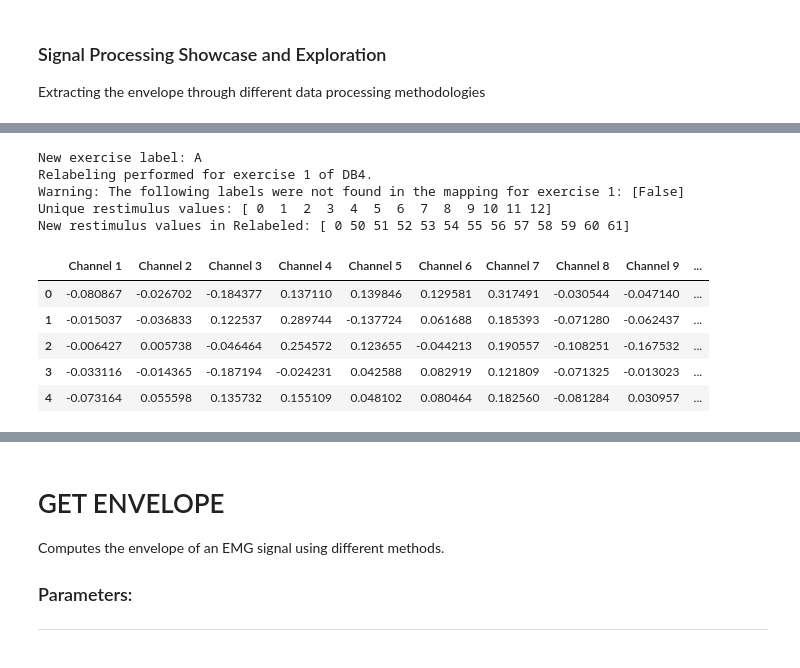
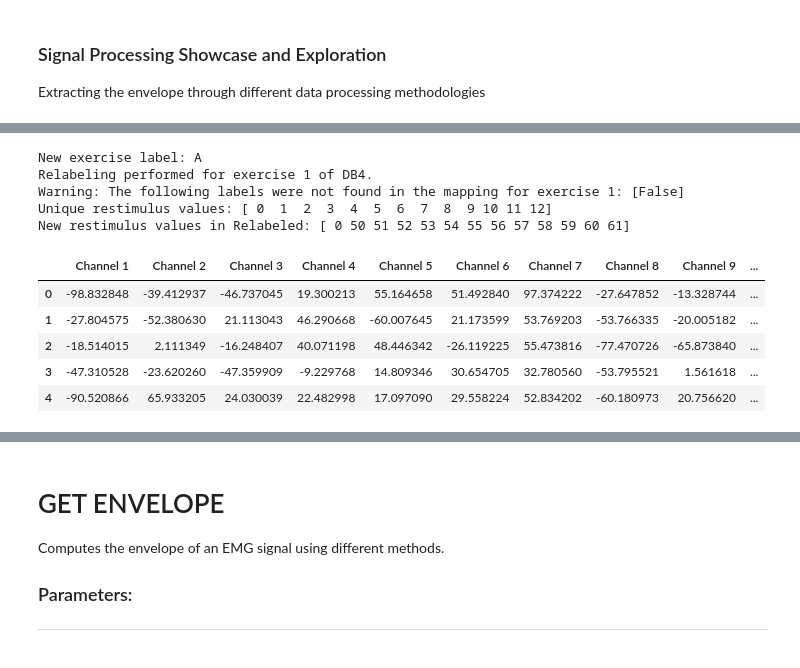
Before and after one commit to DanielSenseAI/IA_ProsthesisUdeA, a Jupyter notebook: envelope_processing.ipynb, the cells around one changed output, grey strips where cells are left out. Saved outputs shown, nothing was run; the diff lists cells and outputs as text; code cells hidden in the pictures.

```diff
--- a/envelope_processing.ipynb
+++ b/envelope_processing.ipynb
@@ -45,23 +45,23 @@ unique       1           NaN           NaN
 # %%
 # Builds a DataFrame and extracts grasp data from the loaded .mat file.
 # Parameters:
 # - mat_file: previously loaded .mat file.
 # - database: database the file belongs to.
 # - filename: name of the .mat file.
 # - rectify: disables data rectification (False).
 # - normalize: enables data normalization (True).
-test_df, grasps = src.build_dataframe(mat_file, database, filename, rectify= False, normalize = True)
+test_df, grasps = src.build_dataframe(mat_file, database, filename)
 test_df.head()
 # %% [output]
 New exercise label: A
 Relabeling performed for exercise 1 of DB4.
 Warning: The following labels were not found in the mapping for exercise 1: [False]
 Unique restimulus values: [ 0  1  2  3  4  5  6  7  8  9 10 11 12]
 New restimulus values in Relabeled: [ 0 50 51 52 53 54 55 56 57 58 59 60 61]
 |  | Channel 1 | Channel 2 | Channel 3 | Channel 4 | Channel 5 | Channel 6 | Channel 7 | Channel 8 | Channel 9 | ... |
-| 0 | -0.080867 | -0.026702 | -0.184377 | 0.137110 | 0.139846 | 0.129581 | 0.317491 | -0.030544 | -0.047140 | ... |
-| 1 | -0.015037 | -0.036833 | 0.122537 | 0.289744 | -0.137724 | 0.061688 | 0.185393 | -0.071280 | -0.062437 | ... |
-| 2 | -0.006427 | 0.005738 | -0.046464 | 0.254572 | 0.123655 | -0.044213 | 0.190557 | -0.108251 | -0.167532 | ... |
-| 3 | -0.033116 | -0.014365 | -0.187194 | -0.024231 | 0.042588 | 0.082919 | 0.121809 | -0.071325 | -0.013023 | ... |
-| 4 | -0.073164 | 0.055598 | 0.135732 | 0.155109 | 0.048102 | 0.080464 | 0.182560 | -0.081284 | 0.030957 | ... |
+| 0 | -98.832848 | -39.412937 | -46.737045 | 19.300213 | 55.164658 | 51.492840 | 97.374222 | -27.647852 | -13.328744 | ... |
+| 1 | -27.804575 | -52.380630 | 21.113043 | 46.290668 | -60.007645 | 21.173599 | 53.769203 | -53.766335 | -20.005182 | ... |
+| 2 | -18.514015 | 2.111349 | -16.248407 | 40.071198 | 48.446342 | -26.119225 | 55.473816 | -77.470726 | -65.873840 | ... |
+| 3 | -47.310528 | -23.620260 | -47.359909 | -9.229768 | 14.809346 | 30.654705 | 32.780560 | -53.795521 | 1.561618 | ... |
+| 4 | -90.520866 | 65.933205 | 24.030039 | 22.482998 | 17.097090 | 29.558224 | 52.834202 | -60.180973 | 20.756620 | ... |
 # %%
```
Also changed, not shown: parts of 7 cells of this notebook, 5 other files.
